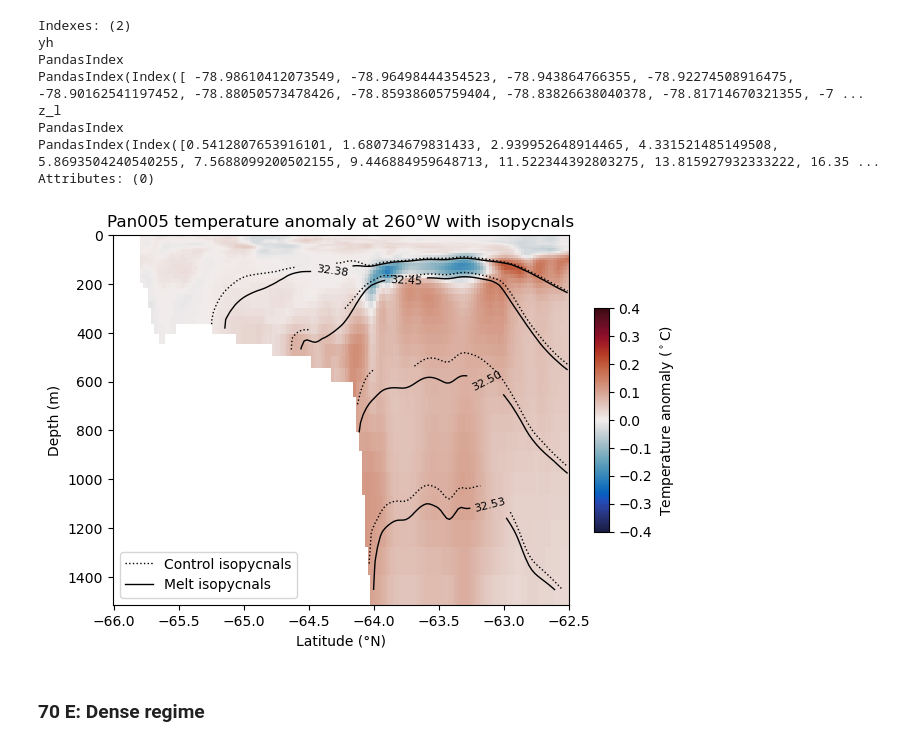
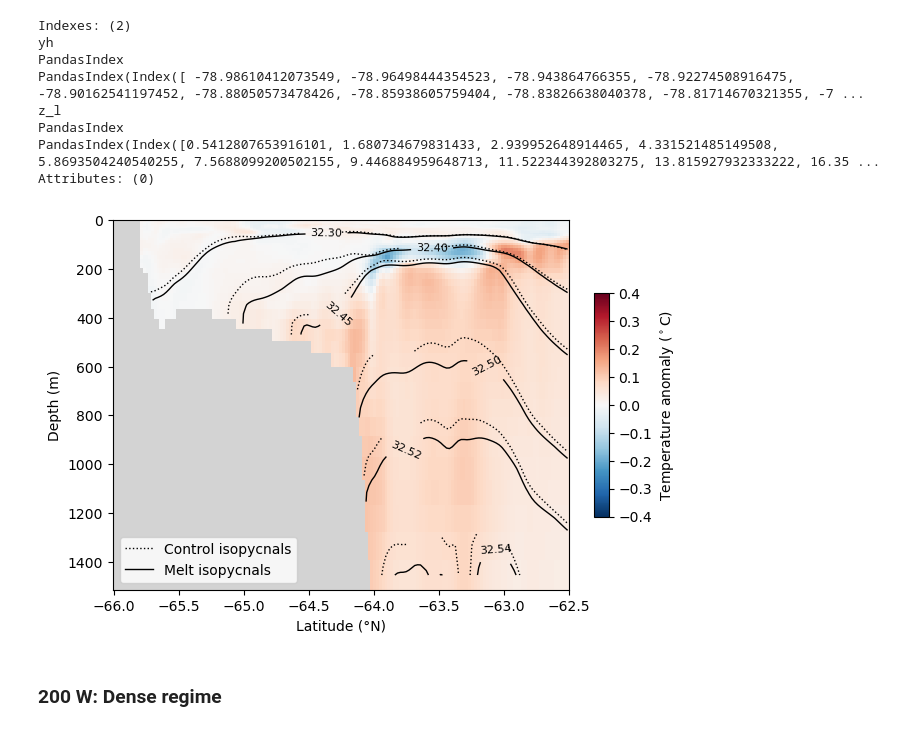
Before and after one commit to adele-morrison/panan-meltwater, a Jupyter notebook: notebooks/temp_analysis/DepthTransectsTemp_Pan005.ipynb, the cells around one changed output. Saved outputs shown, nothing was run; the diff lists cells and outputs as text; code cells hidden in the pictures.

```diff
--- a/notebooks/temp_analysis/DepthTransectsTemp_Pan005.ipynb
+++ b/notebooks/temp_analysis/DepthTransectsTemp_Pan005.ipynb
@@ -157,10 +157,13 @@ rho1_135W_M_new = rho1_135W_M.sel(z_l=slice(0,1500)).sel(yh=slice(-74.7,-72))
 # %%
 import cmocean as cm
 # %%
+# Set grey background for the whole plot area (the axes)
+plt.gca().set_facecolor('lightgrey')
+
 # Plot your temperature anomaly
 temp_135W_anom_new.plot(
     vmin=-0.4, vmax=0.4,
-    cmap = cm.cm.balance,
+    cmap = plt.get_cmap('RdBu').reversed(),
     cbar_kwargs={
         "label": "Temperature anomaly ($^\circ$C)",
         "fraction": 0.03,
@@ -170,7 +173,7 @@ temp_135W_anom_new.plot(
 )
 
 # Choose the density levels you want to show
-density_levels = [32.2,32.3,32.4,32.45,32.5]
+density_levels = [32.3,32.4,32.45,32.50,32.52,32.54]
 
 # Plot melt isopycnals
 contour_melt = plt.contour(
@@ -218,9 +221,9 @@ plt.legend(handles=[control_handle, melt_handle], loc='lower left')
 plt.xlabel("Latitude (°N)")
 plt.ylabel("Depth (m)")
 
-
 # Add title
-plt.title("Pan005 temperature anomaly at 135°W with isopycnals")
+#plt.title("Pan005 temperature anomaly at 135°W with isopycnals")
+plt.title("")
 
 plt.show()
 # %% [output]
@@ -299,10 +302,13 @@ temp_170W_anom_new = temp_170W_anom_new.load()
 rho1_170W_C_new = rho1_170W_C.sel(z_l=slice(0,1500)).sel(yh=slice(-78.5,-74.5))
 rho1_170W_M_new = rho1_170W_M.sel(z_l=slice(0,1500)).sel(yh=slice(-78.5,-74.5))
 # %%
+# Set grey background for the whole plot area (the axes)
+plt.gca().set_facecolor('lightgrey')
+
 # Plot your temperature anomaly
 temp_170W_anom_new.plot(
     vmin=-0.4, vmax=0.4,
-    cmap = cm.cm.balance,
+    cmap = plt.get_cmap('RdBu').reversed(),
     cbar_kwargs={
         "label": "Temperature anomaly ($^\circ$C)",
         "fraction": 0.03,
@@ -312,7 +318,7 @@ temp_170W_anom_new.plot(
 )
 
 # Choose the density levels you want to show
-density_levels = [32.44,32.46, 32.48,32.50]
+density_levels = [32.45,32.50,32.52,32.54]
 
 # Plot melt isopycnals
 contour_melt = plt.contour(
@@ -362,7 +368,8 @@ plt.ylabel("Depth (m)")
 
 
 # Add title
-plt.title("Pan005 temperature anomaly at 170°W with isopycnals")
+#plt.title("Pan01 temperature anomaly at 170°W with isopycnals")
+plt.title("")
 
 plt.show()
 # %% [output]
@@ -441,10 +448,13 @@ temp_260W_anom_new = temp_260W_anom_new.load()
 rho1_260W_C_new = rho1_260W_C.sel(z_l=slice(0,1500)).sel(yh=slice(-66,-62.5))
 rho1_260W_M_new = rho1_260W_M.sel(z_l=slice(0,1500)).sel(yh=slice(-66,-62.5))
 # %%
+# Set grey background for the whole plot area (the axes)
+plt.gca().set_facecolor('lightgrey')
+
 # Plot your temperature anomaly
 temp_260W_anom_new.plot(
     vmin=-0.4, vmax=0.4,
-    cmap = cm.cm.balance,
+    cmap = plt.get_cmap('RdBu').reversed(),
     cbar_kwargs={
         "label": "Temperature anomaly ($^\circ$C)",
         "fraction": 0.03,
@@ -454,7 +464,7 @@ temp_260W_anom_new.plot(
 )
 
 # Choose the density levels you want to show
-density_levels = [32.38,32.45,32.50,32.53]
+density_levels = [32.3,32.4,32.45,32.50,32.52,32.54]
 
 # Plot melt isopycnals
 contour_melt = plt.contour(
@@ -480,35 +490,36 @@ contour_control = plt.contour(
 # Label control contours (invisible labels)
 control_labels = plt.clabel(
     contour_control,
     fmt='%1.2f',
     inline=True,
     fontsize=8
 )
 
 # Set control labels color to white (invisible)
 for txt in control_labels:
     txt.set_color('none')  # or use 'none' for fully transparent
 
 plt.gca().invert_yaxis()
 
 
 # Create custom legend handles
 control_handle = mlines.Line2D([], [], color='k', linestyle=':', linewidth=1, label='Control isopycnals')
 melt_handle = mlines.Line2D([], [], color='k', linestyle='-', linewidth=1, label='Melt isopycnals')
 
 plt.legend(handles=[control_handle, melt_handle], loc='lower left')
 
 # Add axis labels
 plt.xlabel("Latitude (°N)")
 plt.ylabel("Depth (m)")
 
 
 # Add title
-plt.title("Pan005 temperature anomaly at 260°W with isopycnals")
+#plt.title("Pan01 temperature anomaly at 260°W with isopycnals")
+plt.title("")
 
 plt.show()
 # %% [output]
-[figure, old version]
+[figure, new version]
 # %% [markdown]
-### 70 E: Dense regime
+### 200 W: Dense regime
 # %%
```
Also changed, not shown: parts of 7 cells of this notebook, 7 other files.
